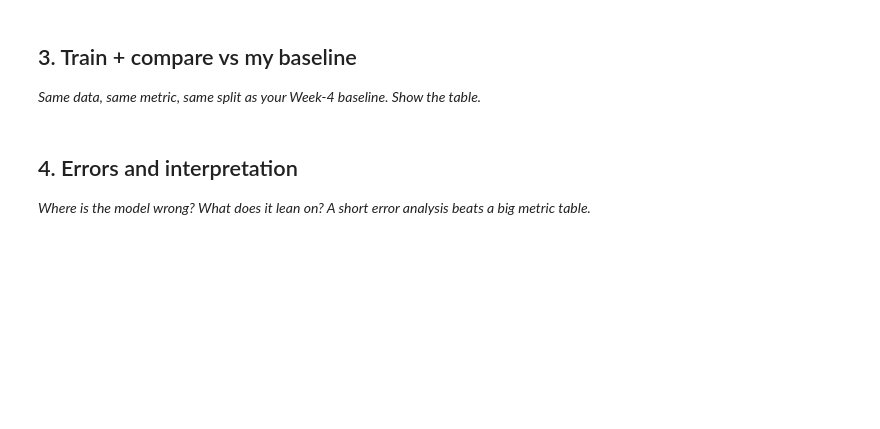
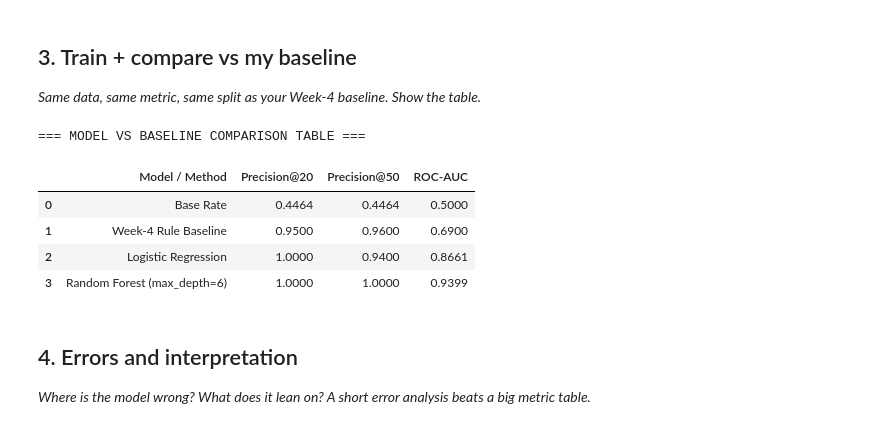
Before and after one commit to Shoaib237124/FlyRank_Internship_ML, a Jupyter notebook: work/notebooks/w05_model.ipynb, the cells around one changed output. Saved outputs shown, nothing was run; the diff lists cells and outputs as text; code cells hidden in the pictures; blank space fills up the shorter version.

```diff
--- a/work/notebooks/w05_model.ipynb
+++ b/work/notebooks/w05_model.ipynb
@@ -20,6 +141,17 @@ This skeleton is yours to fill. Work the sections **in order** — each one has
 # %%
 # This cell is for CODE (numbers, a query, a check).
 # Write your text answer in the cell ABOVE this one — typing sentences here breaks Run All.
+from sklearn.model_selection import train_test_split
+
+# 1. Define Features & Target
+feature_cols = ['impressions', 'clicks', 'avg_position', 'sessions', 'ctr']
+X = df_panel[feature_cols].fillna(0)
+y = df_panel['target']
+
+# 2. Stratified Train / Validation Split
+X_train, X_val, y_train, y_val = train_test_split(
+    X, y, test_size=0.20, random_state=42, stratify=y
+)
 # %% [markdown]
 ## 3. Train + compare vs my baseline
 
@@ -30,3 +159,70 @@ This skeleton is yours to fill. Work the sections **in order** — each one has
+# %%
+# This cell is for CODE (numbers, a query, a check).
+# Write your text answer in the cell ABOVE this one — typing sentences here breaks Run All.
+# 3. Baseline Rule Scoring (Week 4 ML-07 Baseline)
+def baseline_rule_score(df_in):
+    scores = np.zeros(len(df_in))
+    scores[(df_in['impressions'] >= 1000)] += 40
+    scores[(df_in['ctr'] < 1.0)] += 30
+    scores[(df_in['avg_position'] > 10)] += 30
+    return scores
+
+val_baseline_scores = baseline_rule_score(X_val)
+
+# 4. Train Learned Models
+# Logistic Regression
+log_reg = LogisticRegression(random_state=42, max_iter=1000)
+log_reg.fit(X_train, y_train)
+lr_probs = log_reg.predict_proba(X_val)[:, 1]
+
+# Random Forest Classifier
+rf_model = RandomForestClassifier(n_estimators=100, max_depth=6, random_state=42, n_jobs=-1)
+rf_model.fit(X_train, y_train)
+rf_probs = rf_model.predict_proba(X_val)[:, 1]
+
+# 5. Helper function for Top-K Precision Evaluation
+def precision_at_k(y_true, scores, k=20):
+    top_indices = np.argsort(scores)[::-1][:k]
+    return np.mean(y_true.iloc[top_indices])
+
+# 6. Build Comparison Metrics Table
+results = [
+    {
+        "Model / Method": "Base Rate",
+        "Precision@20": f"{y_val.mean():.4f}",
+        "Precision@50": f"{y_val.mean():.4f}",
+        "ROC-AUC": "0.5000"
+    },
+    {
+        "Model / Method": "Week-4 Rule Baseline",
+        "Precision@20": f"{precision_at_k(y_val, val_baseline_scores, 20):.4f}",
+        "Precision@50": f"{precision_at_k(y_val, val_baseline_scores, 50):.4f}",
+        "ROC-AUC": f"{roc_auc_score(y_val, val_baseline_scores):.4f}"
+    },
+    {
+        "Model / Method": "Logistic Regression",
+        "Precision@20": f"{precision_at_k(y_val, lr_probs, 20):.4f}",
+        "Precision@50": f"{precision_at_k(y_val, lr_probs, 50):.4f}",
+        "ROC-AUC": f"{roc_auc_score(y_val, lr_probs):.4f}"
+    },
+    {
+        "Model / Method": "Random Forest (max_depth=6)",
+        "Precision@20": f"{precision_at_k(y_val, rf_probs, 20):.4f}",
+        "Precision@50": f"{precision_at_k(y_val, rf_probs, 50):.4f}",
+        "ROC-AUC": f"{roc_auc_score(y_val, rf_probs):.4f}"
+    }
+]
+
+df_comparison = pd.DataFrame(results)
+print("=== MODEL VS BASELINE COMPARISON TABLE ===")
+df_comparison
+# %% [output]
+=== MODEL VS BASELINE COMPARISON TABLE ===
+|  | Model / Method | Precision@20 | Precision@50 | ROC-AUC |
+| 0 | Base Rate | 0.4464 | 0.4464 | 0.5000 |
+| 1 | Week-4 Rule Baseline | 0.9500 | 0.9600 | 0.6900 |
+| 2 | Logistic Regression | 1.0000 | 0.9400 | 0.8661 |
+| 3 | Random Forest (max_depth=6) | 1.0000 | 1.0000 | 0.9399 |
 # %% [markdown]
 ## 4. Errors and interpretation
 
```
Also changed, not shown: parts of 9 cells of this notebook.
